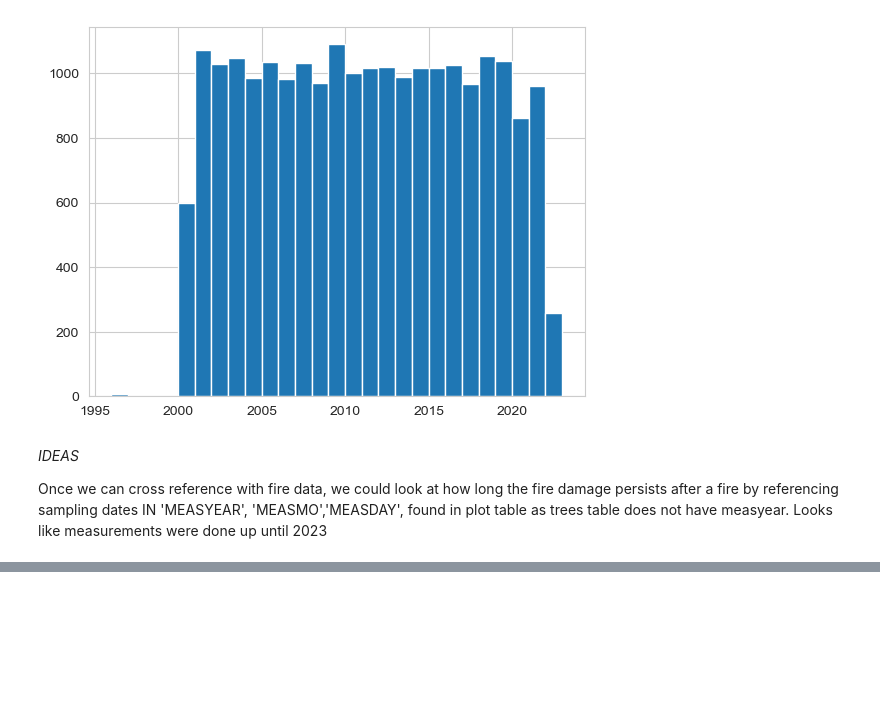
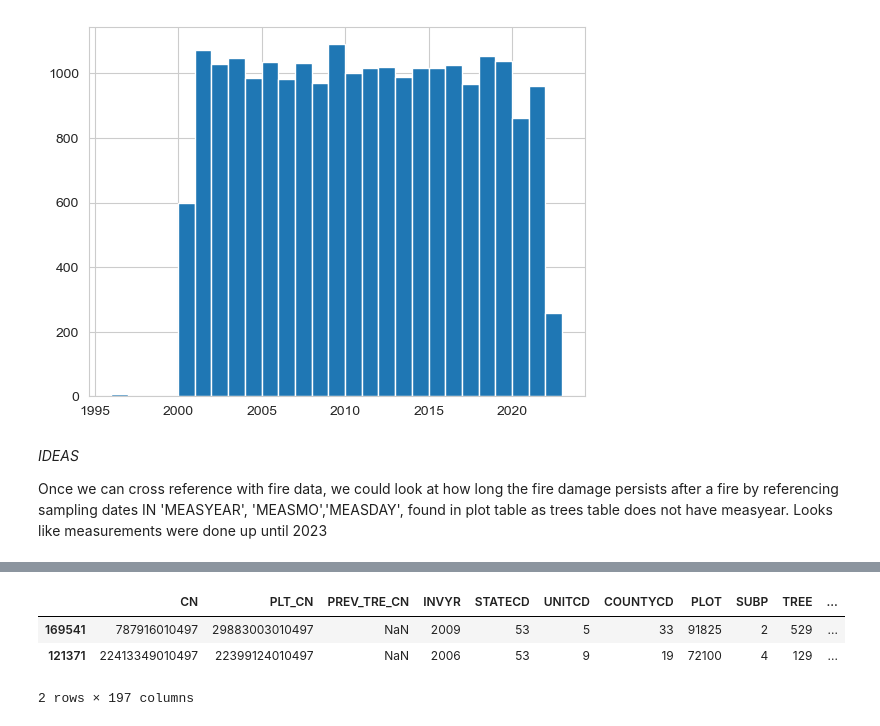
Before and after one commit to hbclad/Erdos_Trees, a Jupyter notebook: Data Analysis/Trees_FIA_Crown&Damage.ipynb, the cells around one changed output, grey strips where cells are left out. Drawn from its saved outputs; the diff is of its cells as text; code cells hidden in the pictures; blank space fills up the shorter version.

```diff
--- a/Data Analysis/Trees_FIA_Crown&Damage.ipynb
+++ b/Data Analysis/Trees_FIA_Crown&Damage.ipynb
@@ -234,0 +249,7 @@ Looks like measurements were done up until 2023
+# %%
+WT.sample(2)
+# %% [output]
+|  | CN | PLT_CN | PREV_TRE_CN | INVYR | STATECD | UNITCD | COUNTYCD | PLOT | SUBP | TREE | ... |
+| 169541 | 787916010497 | 29883003010497 | NaN | 2009 | 53 | 5 | 33 | 91825 | 2 | 529 | ... |
+| 121371 | 22413349010497 | 22399124010497 | NaN | 2006 | 53 | 9 | 19 | 72100 | 4 | 129 | ... |
+2 rows × 197 columns
```
Also changed, not shown: parts of 12 cells of this notebook, 2 other files.
